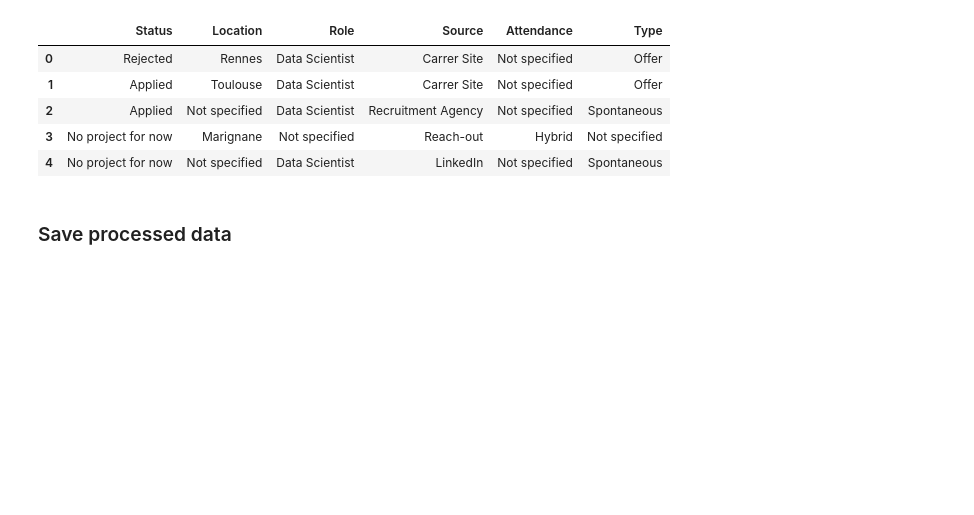
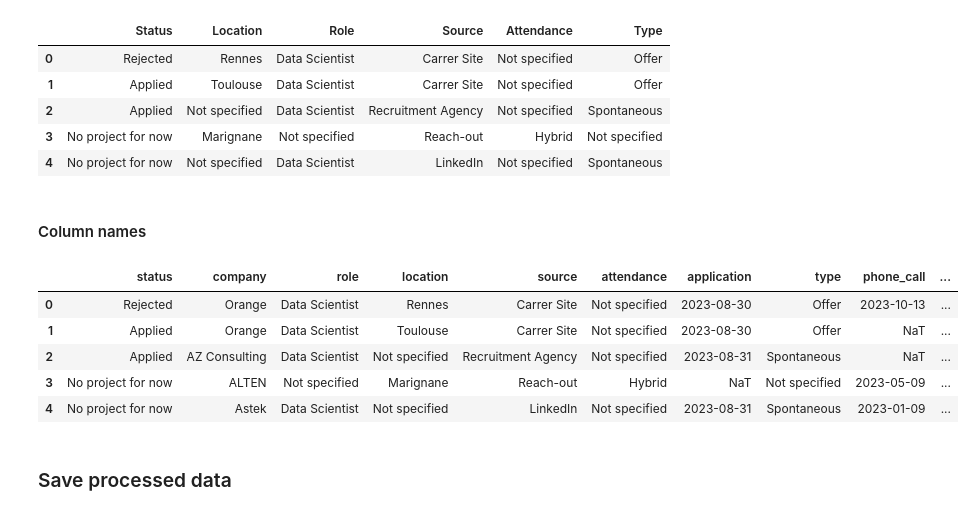
Before and after one commit to Luunynliny/jsa, a Jupyter notebook: notebooks/10_2023.ipynb, the cells around one changed output. Saved outputs shown, nothing was run; the diff lists cells and outputs as text; code cells hidden in the pictures; blank space fills up the shorter version.

```diff
--- a/notebooks/10_2023.ipynb
+++ b/notebooks/10_2023.ipynb
@@ -110,6 +110,33 @@ df_jsa_10_2023_f[categories_col].head()
 | 2 | Applied | Not specified | Data Scientist | Recruitment Agency | Not specified | Spontaneous |
 | 3 | No project for now | Marignane | Not specified | Reach-out | Hybrid | Not specified |
 | 4 | No project for now | Not specified | Data Scientist | LinkedIn | Not specified | Spontaneous |
+# %% [markdown]
+#### Column names
+# %%
+def to_snake_case(s: str) -> str:
+    """Format a given string into snake-case format.
+
+    Args:
+        s (str): a string.
+
+    Returns:
+        str: snake-case formatted string.
+    """
+    s = s.strip().lower()
+    s = s.replace(" ", "_")
+
+    return s
+
+df_jsa_10_2023_f.rename(to_snake_case, axis='columns', inplace=True)
+
+df_jsa_10_2023_f.head()
+# %% [output]
+|  | status | company | role | location | source | attendance | application | type | phone_call | ... |
+| 0 | Rejected | Orange | Data Scientist | Rennes | Carrer Site | Not specified | 2023-08-30 | Offer | 2023-10-13 | ... |
+| 1 | Applied | Orange | Data Scientist | Toulouse | Carrer Site | Not specified | 2023-08-30 | Offer | NaT | ... |
+| 2 | Applied | AZ Consulting | Data Scientist | Not specified | Recruitment Agency | Not specified | 2023-08-31 | Spontaneous | NaT | ... |
+| 3 | No project for now | ALTEN | Not specified | Marignane | Reach-out | Hybrid | NaT | Not specified | 2023-05-09 | ... |
+| 4 | No project for now | Astek | Data Scientist | Not specified | LinkedIn | Not specified | 2023-08-31 | Spontaneous | 2023-01-09 | ... |
 # %% [markdown]
 ### Save processed data
 # %%
```
Also changed, not shown: parts of 6 cells of this notebook, 1 other file.
